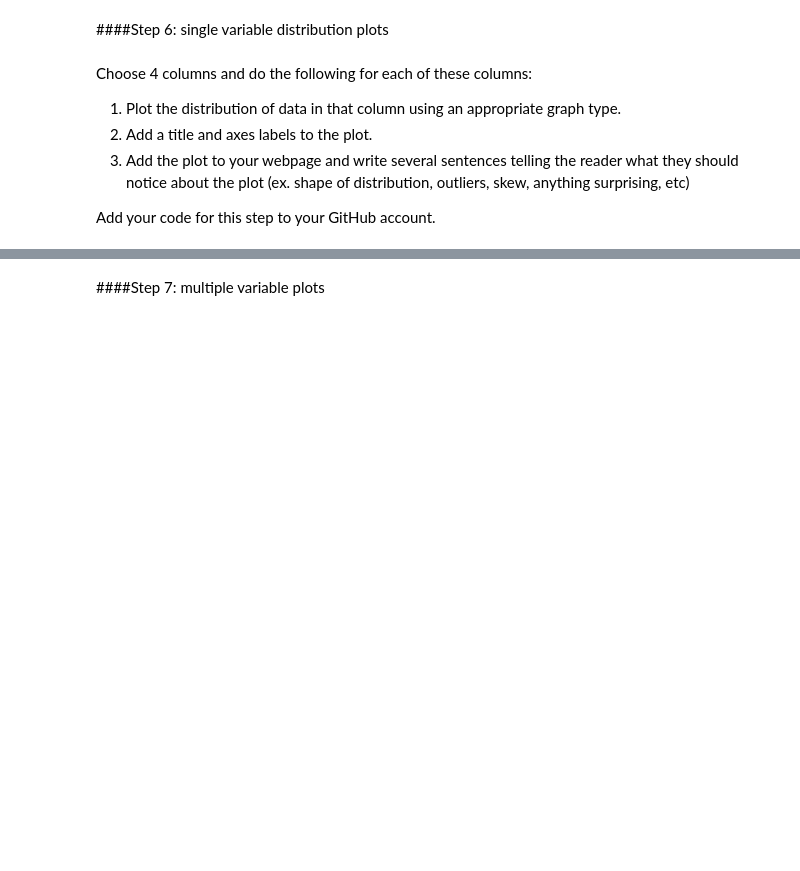
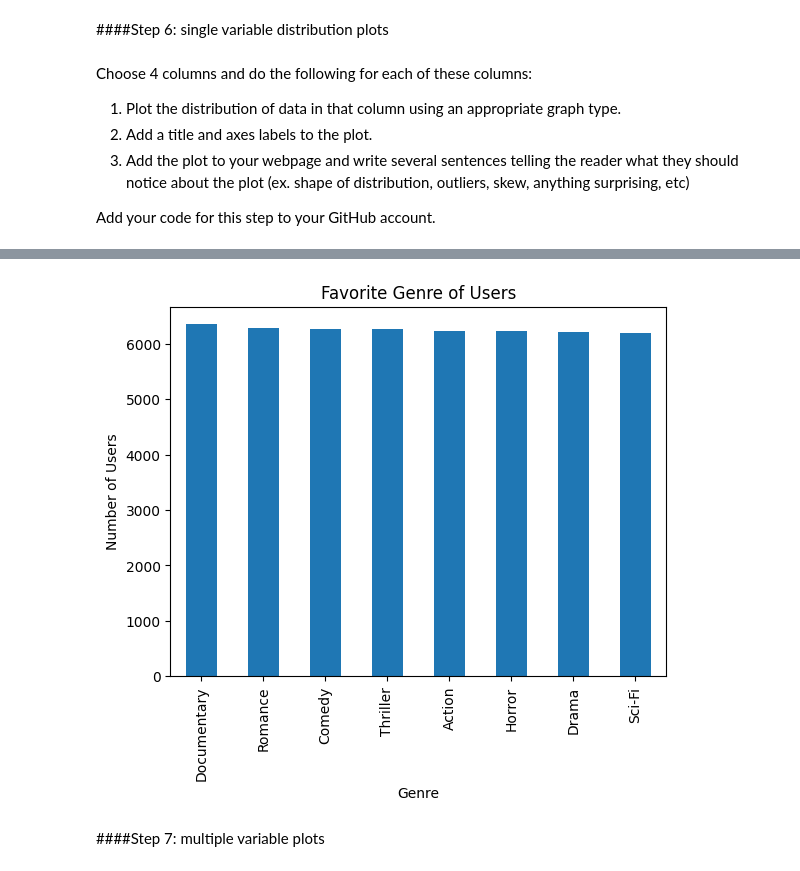
Before and after one commit to daiana-o/DS-Milestone-1-Project, a Jupyter notebook: Daiana_Project_1_Data_Science.ipynb, the cells around one changed output, grey strips where cells are left out. Saved outputs shown, nothing was run; the diff lists cells and outputs as text; code cells hidden in the pictures; blank space fills up the shorter version.

```diff
--- a/Daiana_Project_1_Data_Science.ipynb
+++ b/Daiana_Project_1_Data_Science.ipynb
@@ -107,3 +277,11 @@ Add your code for this step to your GitHub account.
+# %%
+df["favorite_genre"].value_counts().plot(kind="bar")
+plt.title("Favorite Genre of Users")
+plt.xlabel("Genre")
+plt.ylabel("Number of Users")
+plt.show()
+# %% [output]
+[figure, added]
 # %% [markdown]
 ####Step 7: multiple variable plots
 # %% [markdown]
```
Also changed, not shown: parts of 24 cells of this notebook.
